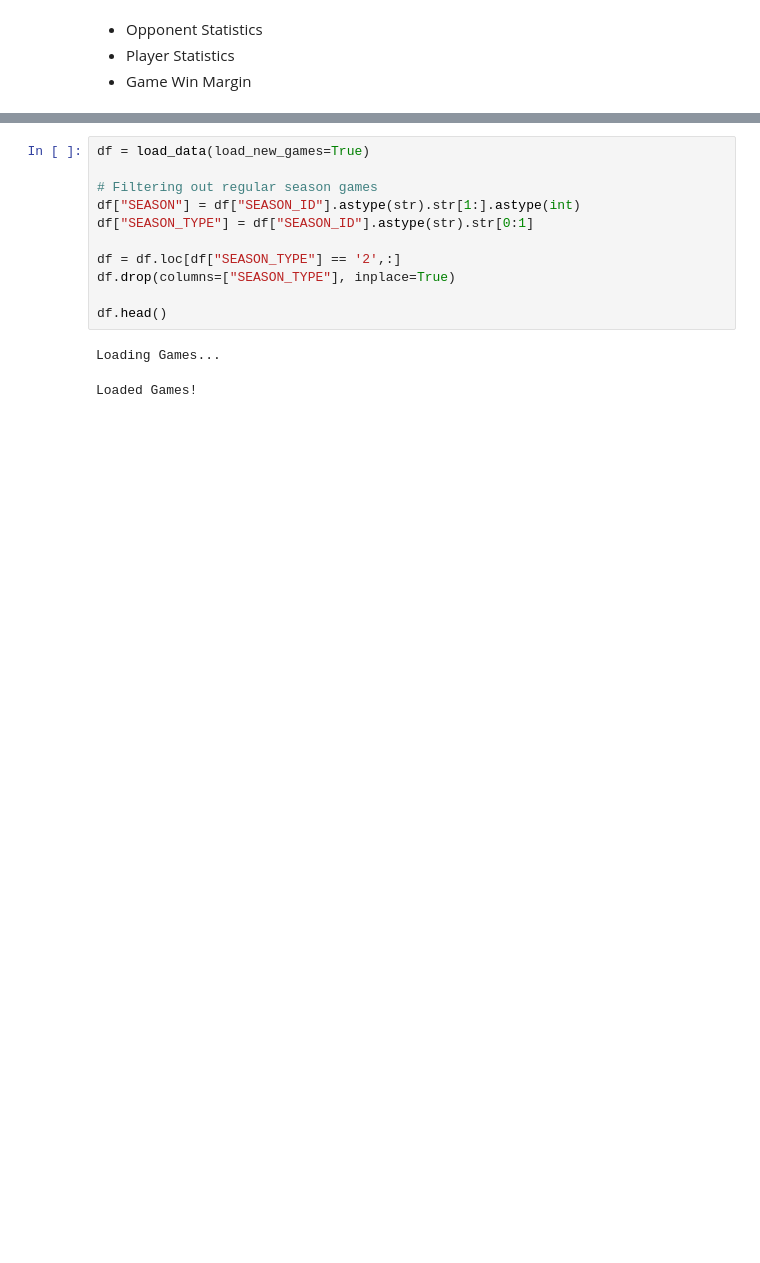
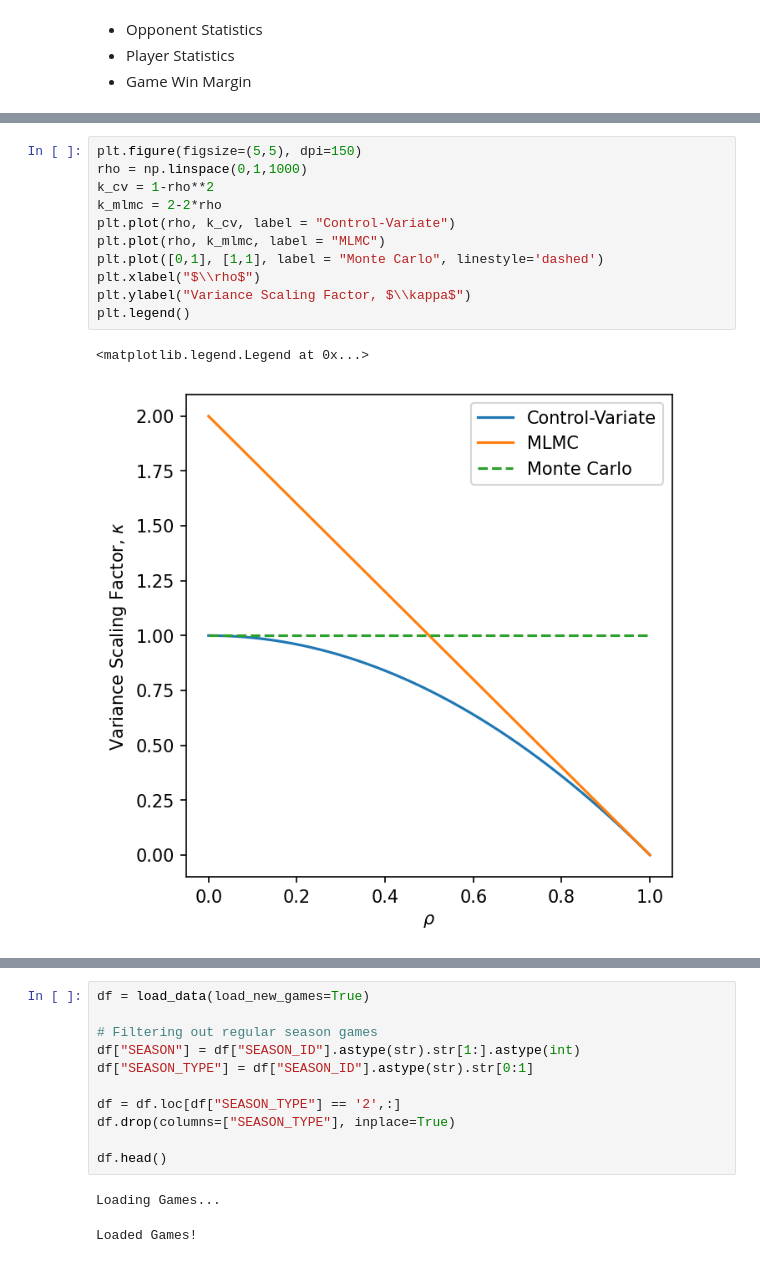
Before and after one commit to atticusdrex/nba-moneyline, a Jupyter notebook: BetterData.ipynb, the cells around one changed output, grey strips where cells are left out. Cells and saved outputs as stored; diff of their text form; blank space fills up the shorter version.

```diff
--- a/BetterData.ipynb
+++ b/BetterData.ipynb
@@ -6,0 +13,14 @@ from moneylinefunctions import *
+# %%
+plt.figure(figsize=(5,5), dpi=150)
+rho = np.linspace(0,1,1000)
+k_cv = 1-rho**2
+k_mlmc = 2-2*rho
+plt.plot(rho, k_cv, label = "Control-Variate")
+plt.plot(rho, k_mlmc, label = "MLMC")
+plt.plot([0,1], [1,1], label = "Monte Carlo", linestyle='dashed')
+plt.xlabel("$\\rho$")
+plt.ylabel("Variance Scaling Factor, $\\kappa$")
+plt.legend()
+# %% [output]
+<matplotlib.legend.Legend at 0x...>
+[figure, added]
```
Also changed, not shown: parts of 4 cells of this notebook, 35 other files.
